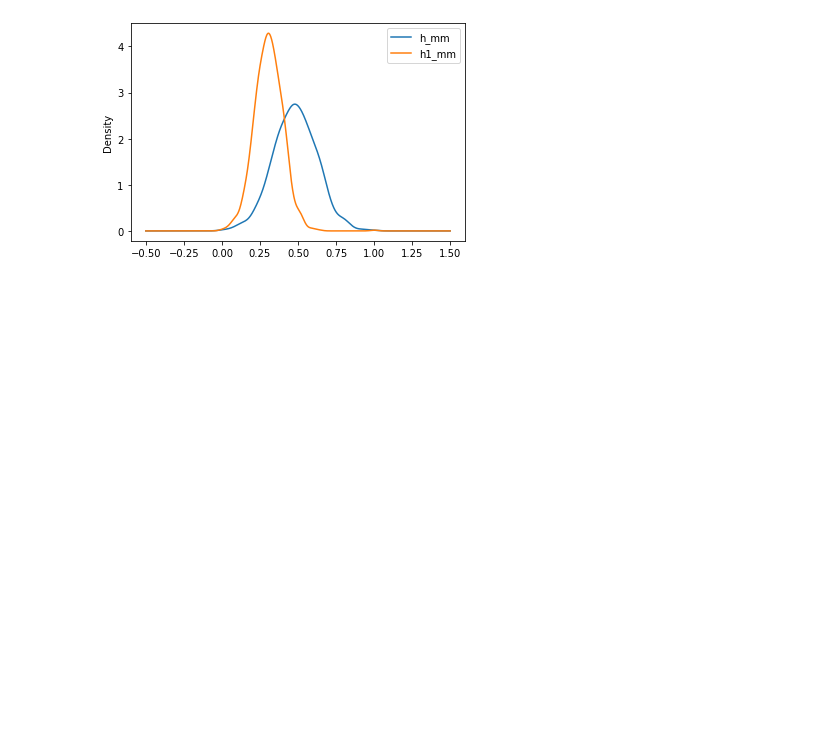
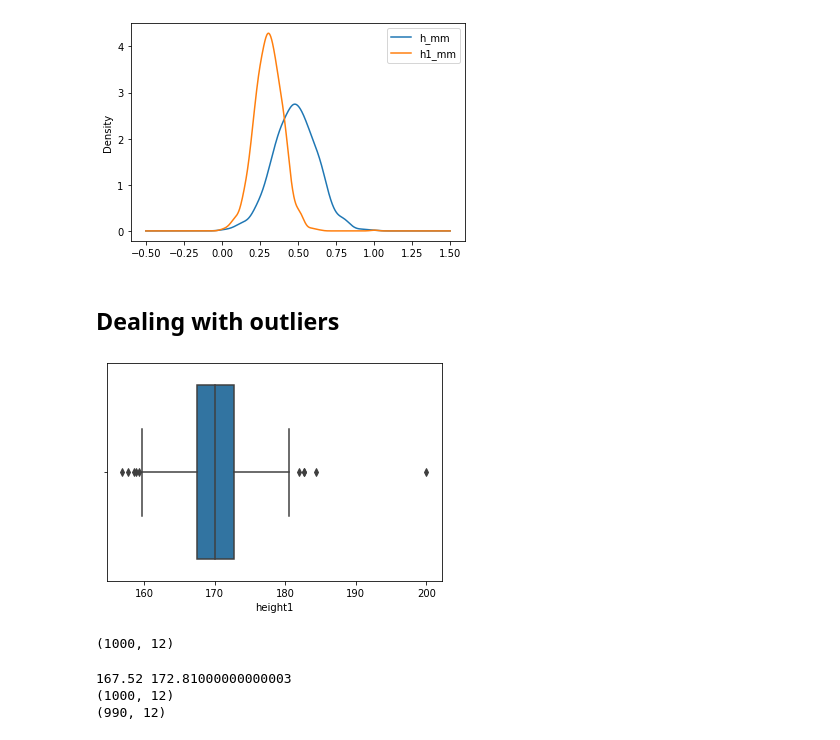
Before and after one commit to LeeSeungYun1020/Introduction_To_Data_Science, a Jupyter notebook: classroom/Data_Wrangling.ipynb, the cells around one changed output. Drawn from its saved outputs; the diff is of its cells as text; code cells hidden in the pictures; blank space fills up the shorter version.

Commit message:
HW14. Data Wrangling - outliers and encoding

```diff
--- a/classroom/Data_Wrangling.ipynb
+++ b/classroom/Data_Wrangling.ipynb
@@ -397,3 +397,28 @@ df[["h_mm", "h1_mm"]].plot.kde()
 # %% [output]
 <matplotlib.axes._subplots.AxesSubplot at 0x...>
 [figure]
+# %% [markdown]
+## Dealing with outliers
+# %%
+f = sns.boxplot(df["height1"])
+# %% [output]
+[figure, added]
+# %%
+df.shape
+# %% [output]
+(1000, 12)
+# %%
+Q1 = df.height1.quantile(0.25)
+Q3 = df.height1.quantile(0.75)
+print(Q1, Q3)
+IQR = Q3- Q1
+lower = Q1 - 1.5 * IQR
+higher = Q3 + 1.5 * IQR
+
+print(df.shape)
+filtered = df.query("@lower <= height1 <= @higher")
+print(filtered.shape)
+# %% [output]
+167.52 172.81000000000003
+(1000, 12)
+(990, 12)
```
Also changed, not shown: parts of 8 cells of this notebook.
